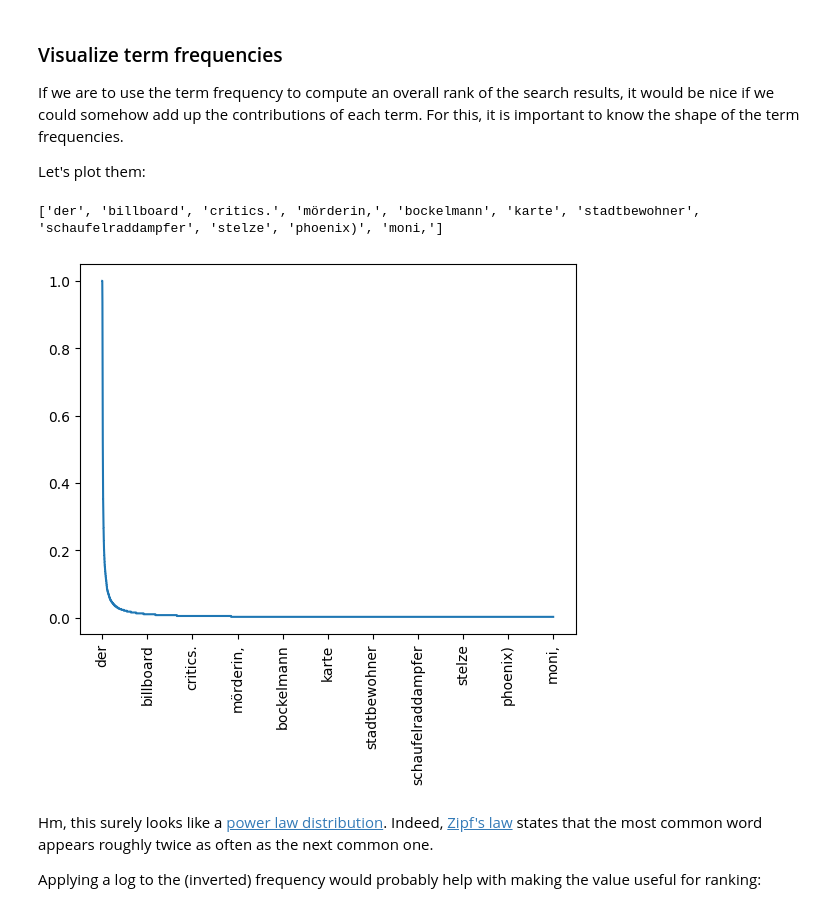
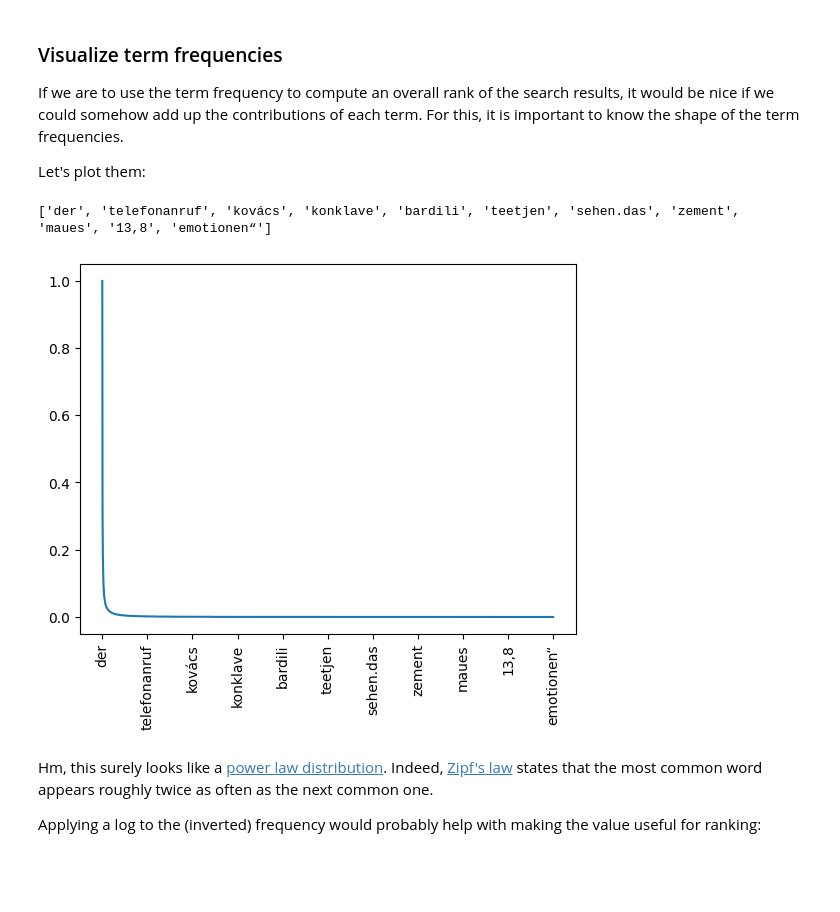
Before and after one commit to tkilla77/ksr_talit_indexing, a Jupyter notebook: 04_text_indexing.ipynb, the cells around one changed output. Saved outputs shown, nothing was run; the diff lists cells and outputs as text; code cells hidden in the pictures; blank space fills up the shorter version.

Commit message:
Merge in class changes to 04_text_indexing

```diff
--- a/04_text_indexing.ipynb
+++ b/04_text_indexing.ipynb
@@ -175,0 +120,8 @@ query_index(index, "zurich")
+# %%
+def read_movie_csv(filename):
+    """Reads a two-column CSV of Wikipedia articles and yields each (id, text)pair contained therein."""
+    import csv
+    with open(filename, 'r', encoding='UTF-8') as csvfile:
+        reader = csv.reader(csvfile)
+        for url, text in reader:
+            yield url, text
@@ -175,0 +130,3 @@ query_index(index, "zurich")
+# %%
+dataset = 'data/movies_198x.csv'
+movie_index = build_text_index(read_movie_csv(dataset))
@@ -175,0 +154,6 @@ query_index(index, "zurich")
+# %%
+n = sum(1 for _ in read_movie_csv(dataset))
+freqs = [(word, len(docs) / n) for word, docs in movie_index.items()]
+import operator
+freqs.sort(reverse=True, key=operator.itemgetter(1))
+freqs[:10]
@@ -269,0 +243,10 @@ Michael: 0.15, Fox: 0.016, Delorean: 0.0026
+# %%
+word_frequencies = {word: freq for word, freq in freqs}
+
+table = [['Term', 'Relative Document Frequency']]
+for token in extract_terms("michael fox delorean"):
+    table.append([token, word_frequencies[token]])
+
+%pip install tabulate
+from tabulate import tabulate
+tabulate(table, headers="firstrow", floatfmt=".2%", tablefmt='html')
@@ -276,26 +266,26 @@ Let's plot them:
 # %%
 #!pip install matplotlib
 
 def plot_terms(terms):
     import matplotlib.pyplot as plt
     import matplotlib as mpl
     import math
 
     labels = [x for x, y in terms.items()]
     values = [y for x, y in terms.items()]
     fig, ax = plt.subplots()
     #ax.set_yscale('log')
     label_count = 10
     label_multiple = len(terms) // label_count
     ax.xaxis.set_major_locator(mpl.ticker.MultipleLocator(label_multiple, 0))
     ax.set_xticklabels([None] + labels[0:-1:label_multiple], rotation=90)
     print(labels[0:-1:label_multiple])
     ax.plot(values)
 
-plot_terms(terms_sorted)
+plot_terms(word_frequencies)
 # %% [output]
-['der', 'billboard', 'critics.', 'mörderin,', 'bockelmann', 'karte', 'stadtbewohner', 'schaufelraddampfer', 'stelze', 'phoenix)', 'moni,']
+['der', 'telefonanruf', 'kovács', 'konklave', 'bardili', 'teetjen', 'sehen.das', 'zement', 'maues', '13,8', 'emotionen“']
-[figure, old version]
+[figure, new version]
 # %% [markdown]
 Hm, this surely looks like a [power law distribution](https://en.wikipedia.org/wiki/Power_law). Indeed, [Zipf's law](https://en.wikipedia.org/wiki/Zipf%27s_law) states that the most common word appears roughly twice as often as the next common one.
 
```
Also changed, not shown: parts of 56 cells of this notebook, 1 other file.
